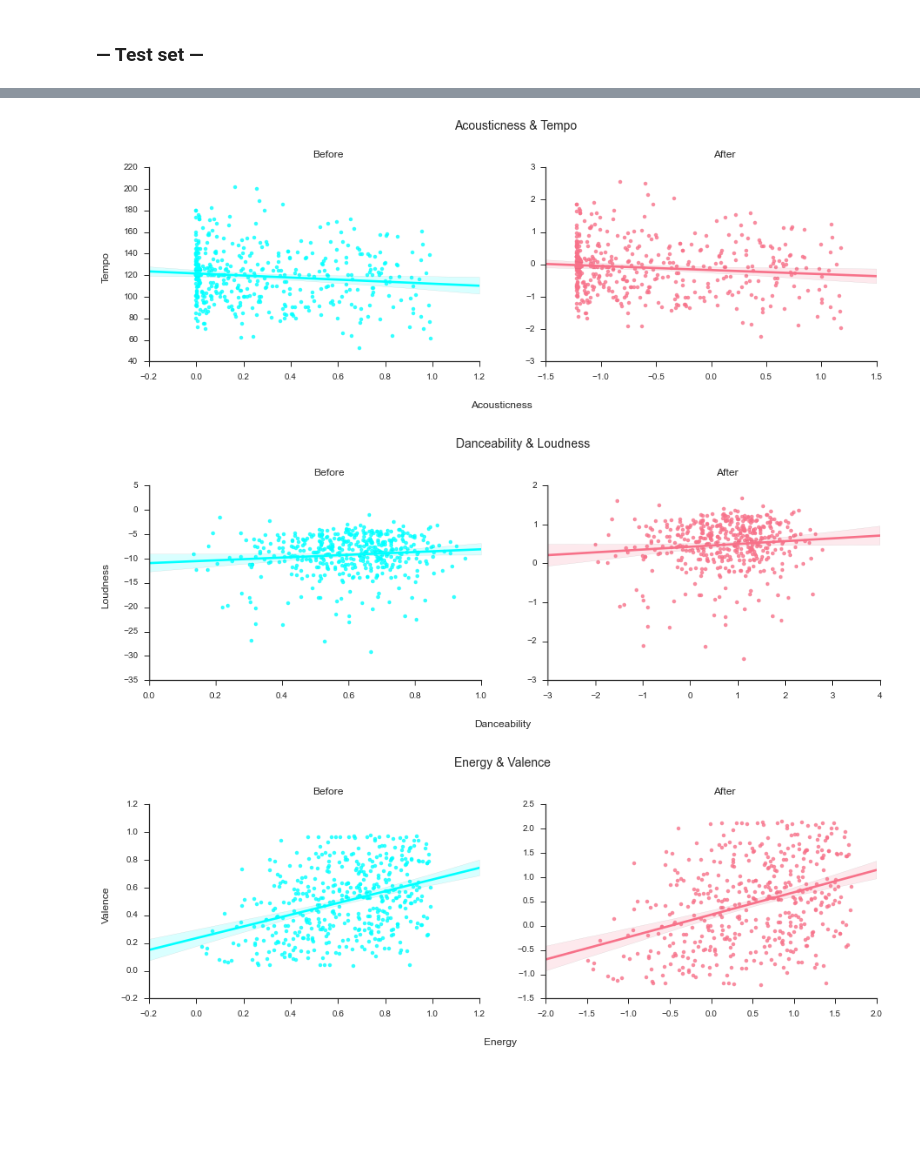
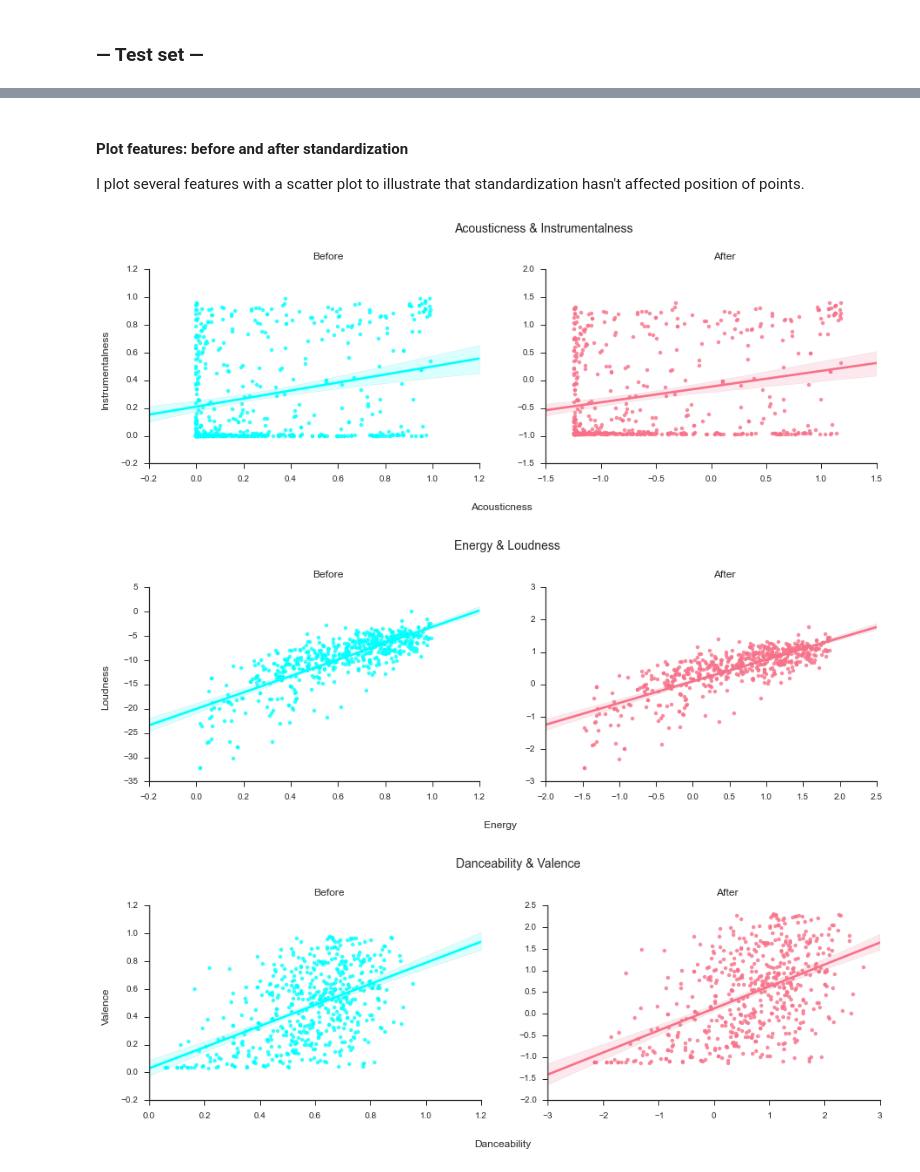
Before and after one commit to medennikova/itunes-music-analysis, a Jupyter notebook: 03_Preprocessing.ipynb, the cells around one changed output, grey strips where cells are left out. Cells and saved outputs as stored; diff of their text form; code cells hidden in the pictures; blank space fills up the shorter version.

```diff
--- a/03_Preprocessing.ipynb
+++ b/03_Preprocessing.ipynb
@@ -198,3 +189,6 @@ Mean, standard deviation, and min/max values after standardization:
+# %% [markdown]
+#### Plot features: before and after standardization
+I plot several features with a scatter plot to illustrate that standardization hasn't affected position of points.
 # %%
 def plot_standard_features(ind1, ind2, labelx, labely):
     """Create two scatterplots with feature values before
@@ -234,12 +228,12 @@ def plot_standard_features(ind1, ind2, labelx, labely):
 
     # remove the top and right spines from plots
     sns.despine()
-
-plot_standard_features(0, 8, 'Acousticness', 'Tempo')
-plot_standard_features(1, 5, 'Danceability', 'Loudness')
-plot_standard_features(2, 10, 'Energy', 'Valence')
-# %% [output]
-[figure, removed]
-[figure, removed]
-[figure, removed]
+# %%
+plot_standard_features(0, 3, 'Acousticness', 'Instrumentalness')
+plot_standard_features(2, 5, 'Energy', 'Loudness')
+plot_standard_features(1, 10, 'Danceability', 'Valence')
+# %% [output]
+[figure, added]
+[figure, added]
+[figure, added]
 # %% [markdown]
```
Also changed, not shown: parts of 32 cells of this notebook.
